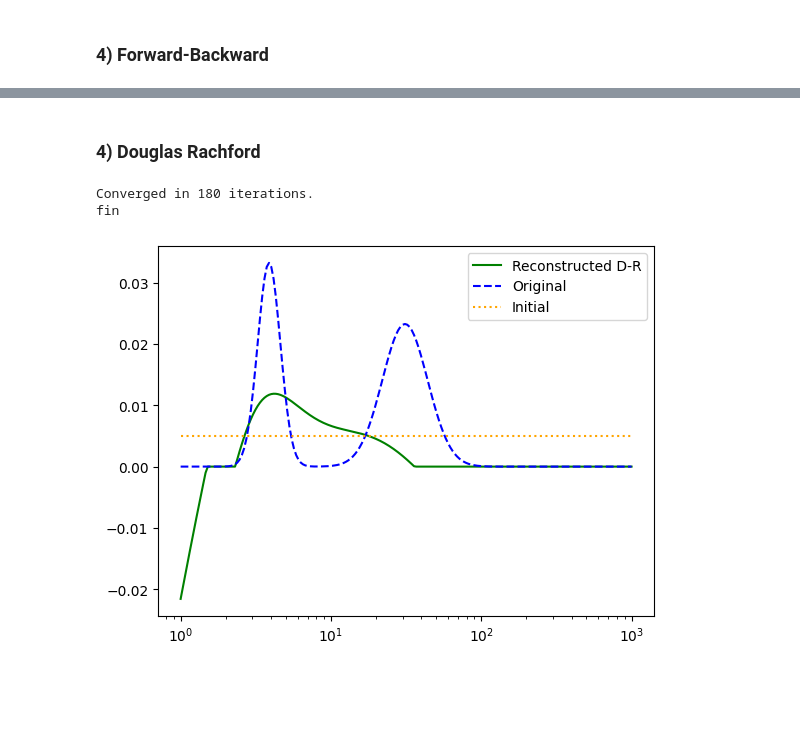
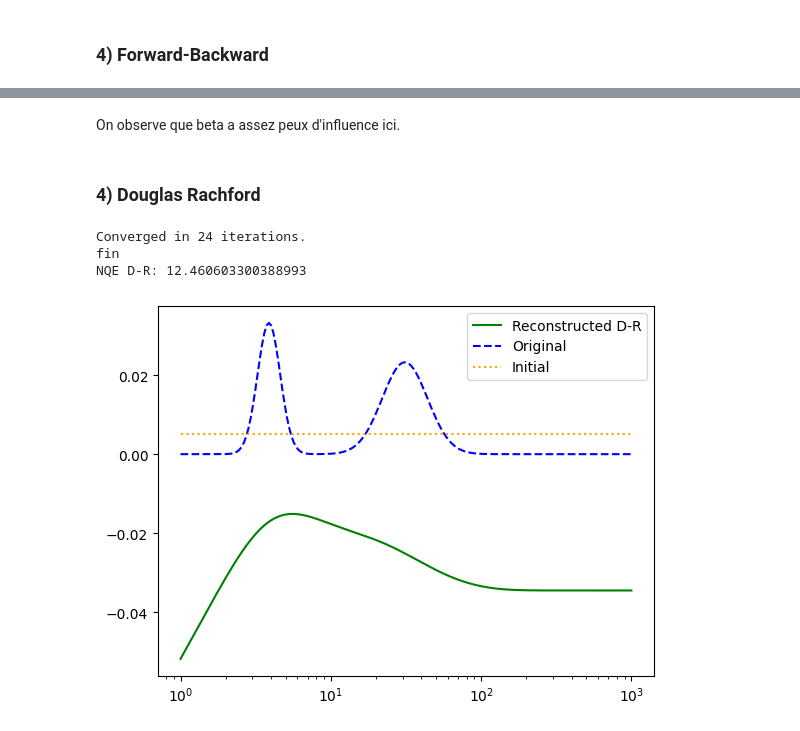
Before and after one commit to agathM/TPLSD, a Jupyter notebook: main.ipynb, the cells around one changed output, grey strips where cells are left out. Cells and saved outputs as stored; diff of their text form; code cells hidden in the pictures; blank space fills up the shorter version.

```diff
--- a/main.ipynb
+++ b/main.ipynb
@@ -100,22 +124,3 @@ def g2(x):
 def f(x):
     Kx = K @ x
     return 0.5*np.sum((Kx - y)**2)
-
-from scipy.optimize import minimize
-grid_beta = np.logspace(-2,2,10)
-NQE_list = []
-
-## Naive optimization
-for beta in grid_beta:
-    res = minimize(lambda x: f(x) + beta*g1(x), x0=0.1*np.ones(N), method='L-BFGS-B',bounds=[(x_min, x_max)]*N)
-    NQE = np.sum(((res.x - x_true.x)**2)/np.sum(x_true.x**2))
-    NQE_list.append(NQE)
-#gradient inexistant donc refuge dans solution de départ car g2 pas diff partout
-best_beta = grid_beta[np.argmin(NQE_list)]
-res = minimize(lambda x: f(x) + best_beta*g1(x), x0=0.1*np.ones(N), method='L-BFGS-B',bounds=[(x_min, x_max)]*N)
-print("Best beta:", best_beta)
-print("Minimum NQE:", np.min(NQE_list))
-plt.plot(T, res.x, label='Reconstructed', color='red')
-plt.plot(T, x_true.x, label='Original', color='blue', linestyle='dashed')
-plt.xscale('log')
-plt.show()
@@ -299,9 +278,8 @@ $$
 # %%
 from scipy.special import lambertw
 
-def prox_ent(x,gamma):
-    """Proximal operator of the entropy function"""
-    return np.real(gamma*lambertw(np.exp((x/gamma - 1)))) #np.real(gamma*lambertw(np.exp((x/gamma - 1)/gamma)))
+def prox_ent(x, gamma):
+    return np.maximum(0,gamma * np.real(lambertw(np.exp((x - gamma) / gamma) / gamma)))
 
 def forward_backward_optimization(beta, K, y, max_iter=1000,x_init=x_init, tol=1e-6):
     x_curr = x_init.copy()
@@ -341,5 +319,5 @@ NQE Forward-Backward: 0.7624176280644355
 # %%
-grid_beta = np.logspace(-4,0,10)
+grid_beta = np.logspace(-8,0,100)
 NQE_list = []
 
 ## Naive optimization
@@ -377,11 +359,12 @@ Minimum NQE: 0.763727003077379
+# %% [markdown]
+On observe que beta a assez peux d'influence ici.
 # %% [markdown]
 ### 4) Douglas Rachford
 # %%
 from scipy.special import lambertw
 
-def prox_ent(x,gamma):
-    """Proximal operator of the entropy function"""
-    return np.real(gamma*lambertw(np.exp((x/gamma - 1)))) #np.real(gamma*lambertw(np.exp((x/gamma - 1)/gamma)))
+def prox_ent(x, gamma):
+    return np.maximum(0,gamma * np.real(lambertw(np.exp((x - gamma) / gamma) / gamma)))
 
 
 def douglas_rachford(K, y, beta, gamma,x0=x_init, n_iter=200, lamb=1, tol=1e-6):
@@ -389,36 +372,38 @@ def douglas_rachford(K, y, beta, gamma,x0=x_init, n_iter=200, lamb=1, tol=1e-6):
     for n in range(n_iter):
         tau = gamma * beta
         yn = prox_ent(xn, tau)
 
         arg = 2.0 * yn - xn
         zn = prox_f(arg, gamma, K, y)
 
         xn1 = xn + lamb * (zn - yn)
 
         resid = np.linalg.norm(xn1 - xn)
         if resid < tol:
             xn = xn1
             print(f'Converged in {n} iterations.')
             break
 
         xn = xn1
 
     x_est = prox_l1_vec(xn, tau)
     return x_est
 
 x_sol = douglas_rachford(K, y, beta = 0.01, gamma = 1, n_iter=2000, lamb = 2, tol=1e-6)
 print("fin")
-
+NQE_fb = np.sum(((x_sol - x_true.x)**2)/np.sum((x_true.x**2)))
+print("NQE D-R:", NQE_fb)
 plt.plot(T, x_sol, label='Reconstructed D-R', color='green')
 plt.plot(T, x_true.x, label='Original', color='blue', linestyle='dashed')
 plt.plot(T, x_init, label='Initial', color='orange', linestyle='dotted')
 plt.legend()
 plt.xscale('log')
 plt.show()
 # %% [output]
-Converged in 180 iterations.
+Converged in 24 iterations.
 fin
+NQE D-R: 12.460603300388993
-[figure, old version]
+[figure, new version]
 # %%
 grid_beta = np.logspace(-4,0,10)
 NQE_list = []
```
Also changed, not shown: parts of 30 cells of this notebook.
